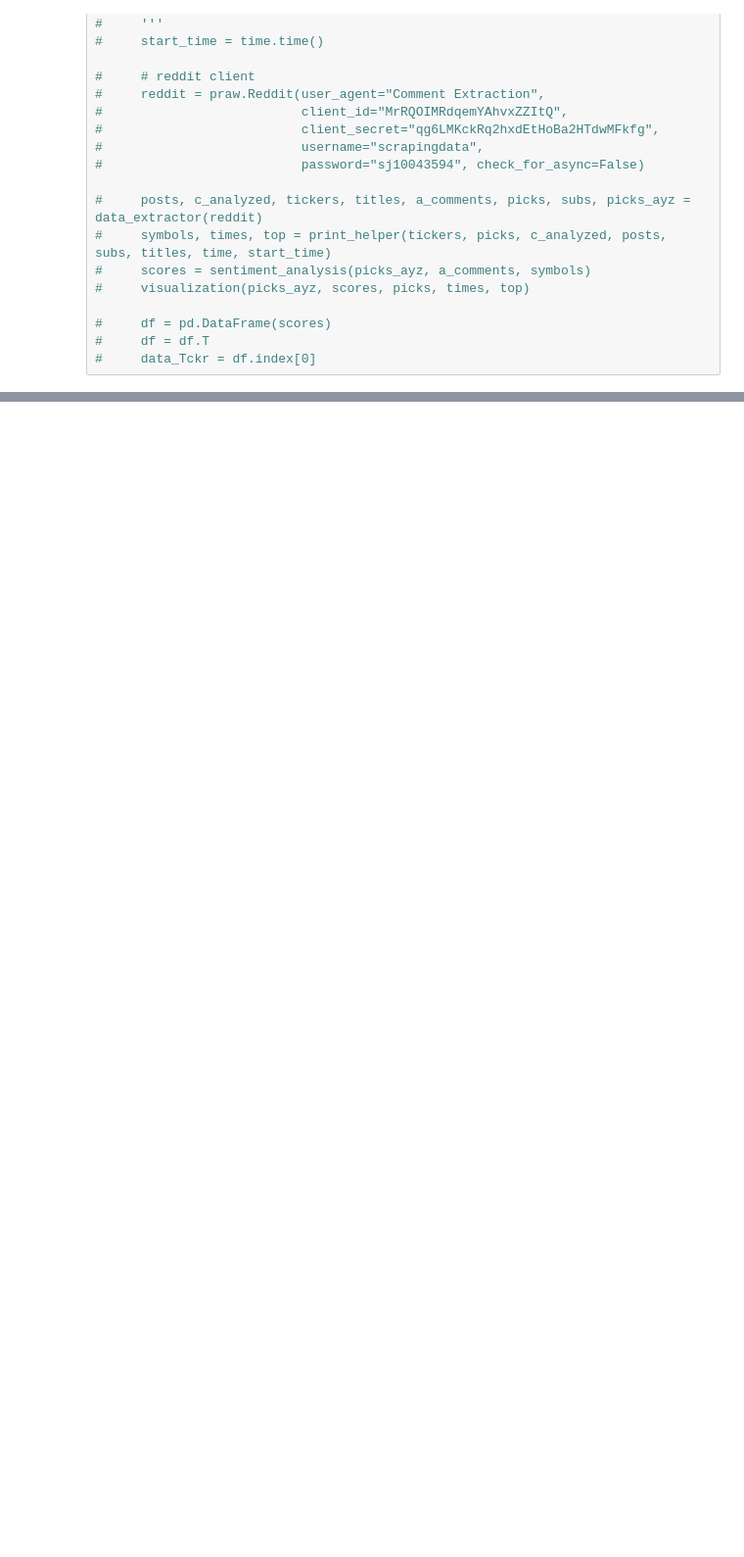
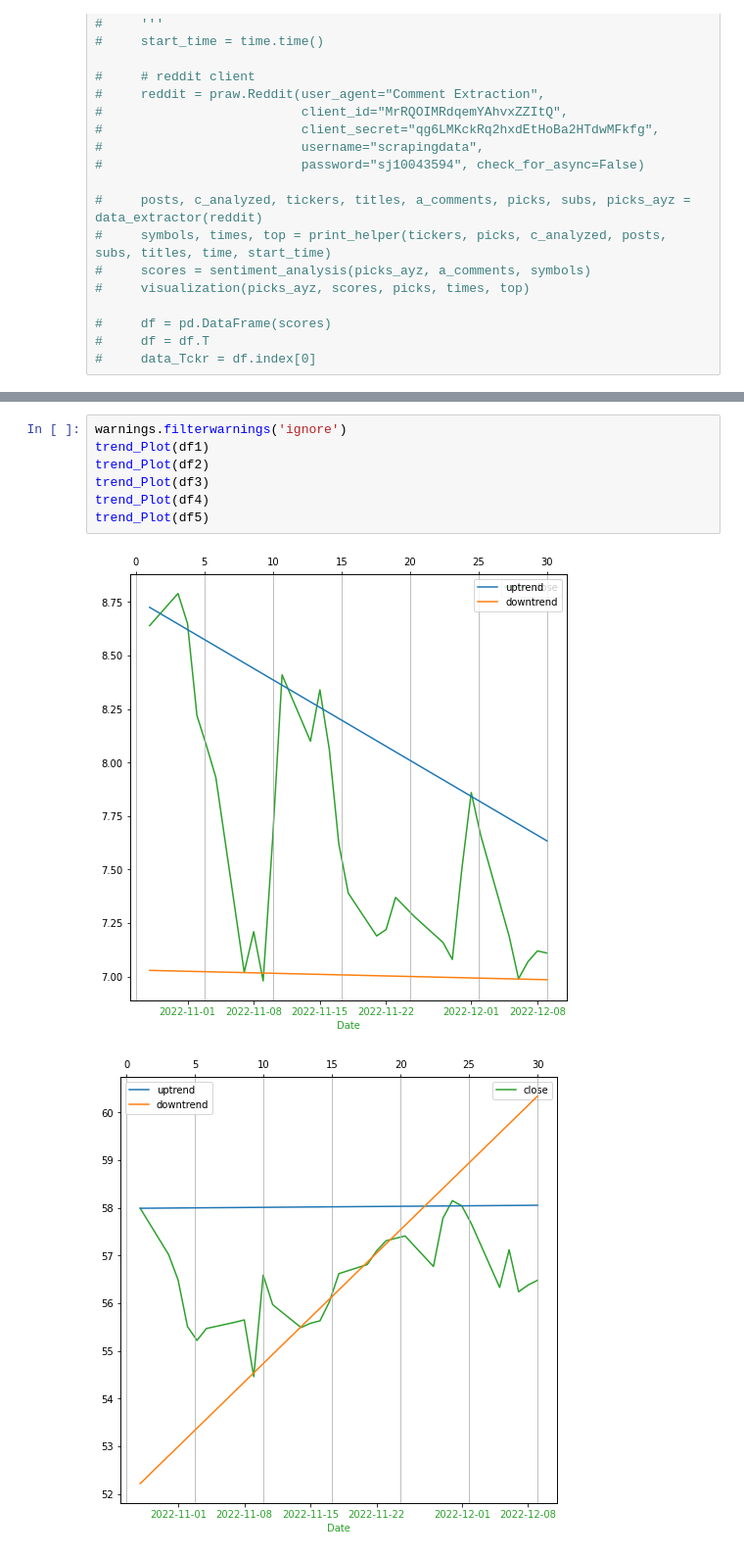
Before and after one commit to mrsamsonn/Stocks_Reddit_Sentiment_Analysis, a Jupyter notebook: reddit_sentiment_analysis.ipynb, the cells around one changed output, grey strips where cells are left out. Shown at 98% size. Saved outputs shown, nothing was run; the diff lists cells and outputs as text; blank space fills up the shorter version.

```diff
--- a/reddit_sentiment_analysis.ipynb
+++ b/reddit_sentiment_analysis.ipynb
@@ -466,0 +528,10 @@ AMZN   0.350   0.650   0.450         -0.196
+# %%
+warnings.filterwarnings('ignore')
+trend_Plot(df1)
+trend_Plot(df2)
+trend_Plot(df3)
+trend_Plot(df4)
+trend_Plot(df5)
+# %% [output]
+[figure, added]
+[figure, added]
```
Also changed, not shown: parts of 8 cells of this notebook.
